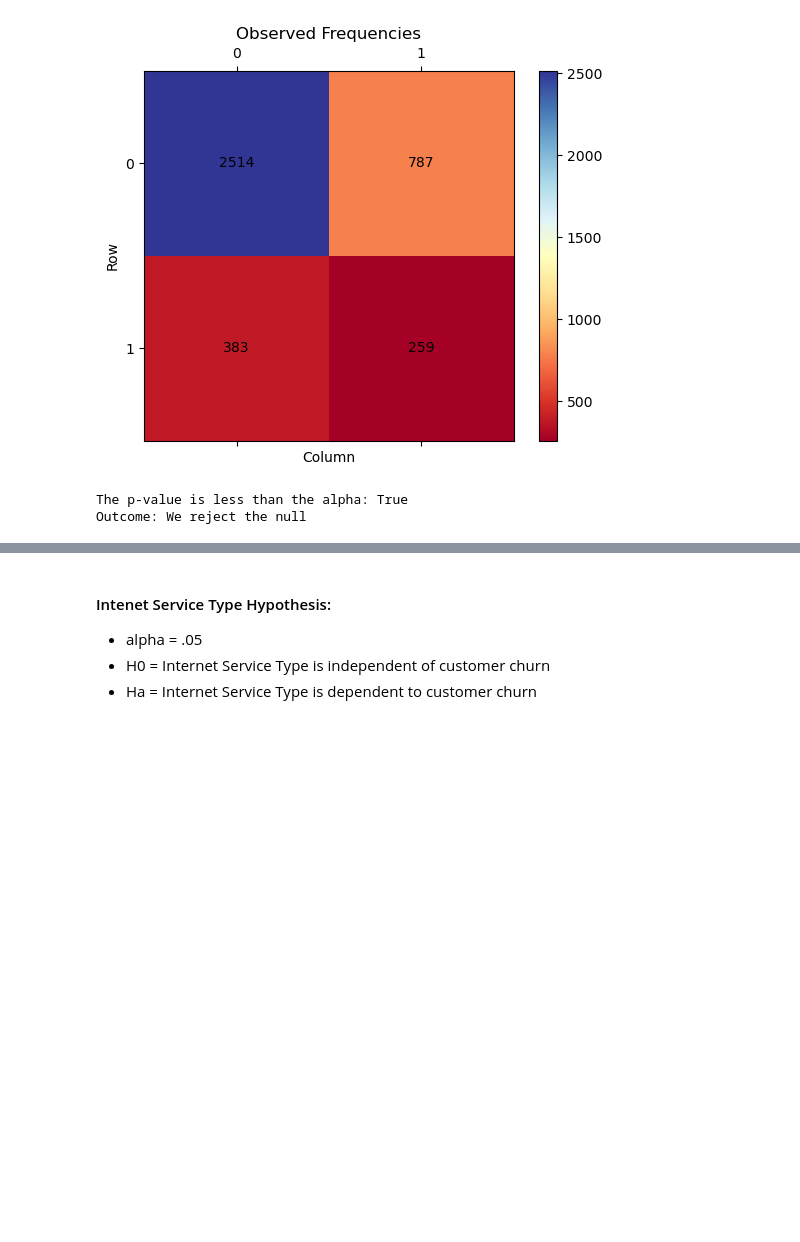
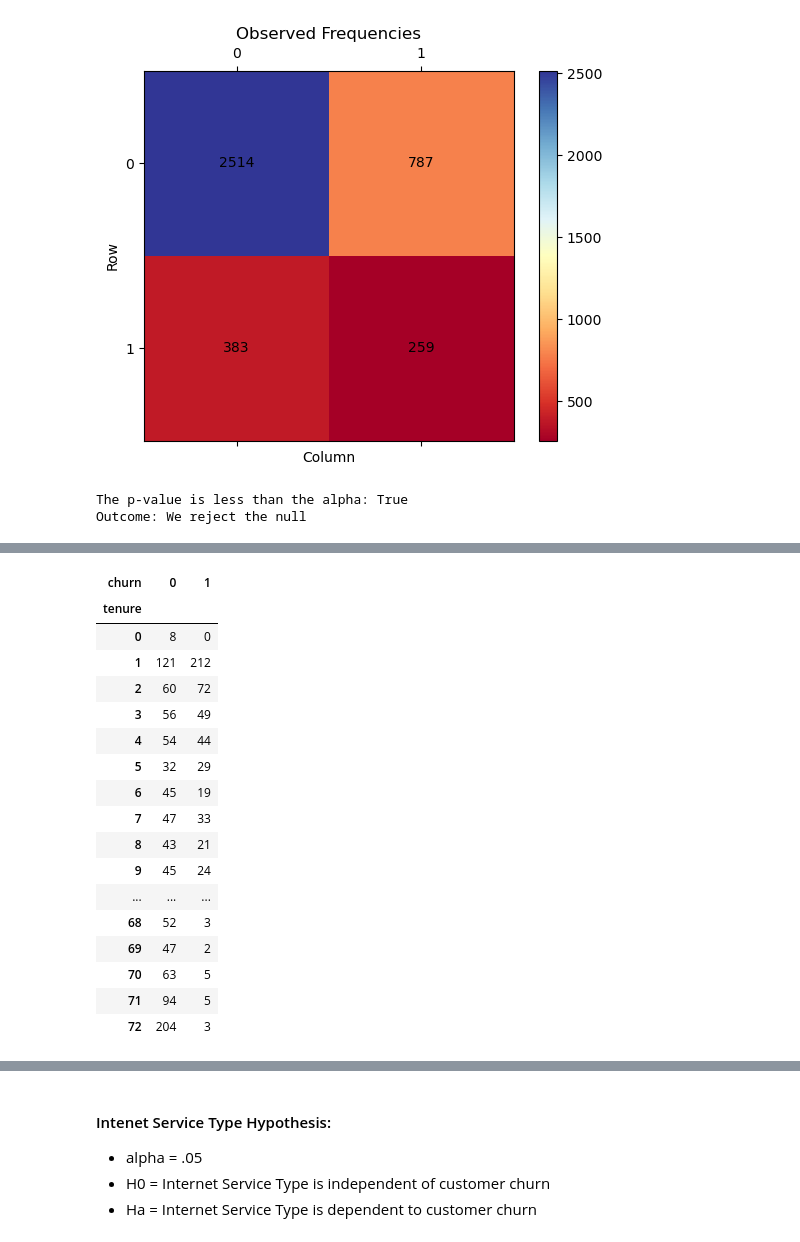
Before and after one commit to Miatta-Sinayoko/Classification-Project-Customer-Churn-Prediction, a Jupyter notebook: MVP.ipynb, the cells around one changed output, grey strips where cells are left out. Drawn from its saved outputs; the diff is of its cells as text; code cells hidden in the pictures; blank space fills up the shorter version.

```diff
--- a/MVP.ipynb
+++ b/MVP.ipynb
@@ -201,0 +221,23 @@ Outcome: We reject the null
+# %%
+alpha = 0.05
+tenure_observed = pd.crosstab(train.tenure, train.churn)
+tenure_observed
+# %% [output]
+| churn | 0 | 1 |
+| tenure |  |  |
+| 0 | 8 | 0 |
+| 1 | 121 | 212 |
+| 2 | 60 | 72 |
+| 3 | 56 | 49 |
+| 4 | 54 | 44 |
+| 5 | 32 | 29 |
+| 6 | 45 | 19 |
+| 7 | 47 | 33 |
+| 8 | 43 | 21 |
+| 9 | 45 | 24 |
+| ... | ... | ... |
+| 68 | 52 | 3 |
+| 69 | 47 | 2 |
+| 70 | 63 | 5 |
+| 71 | 94 | 5 |
+| 72 | 204 | 3 |
```
Also changed, not shown: parts of 43 cells of this notebook.
